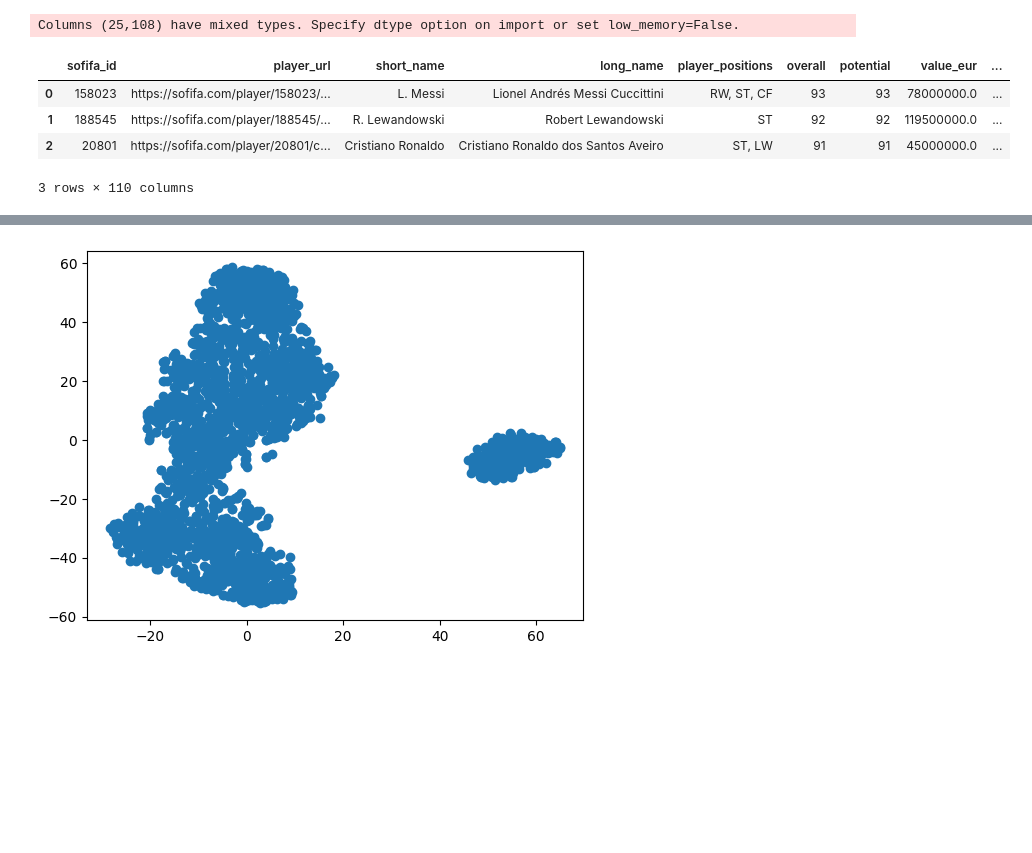
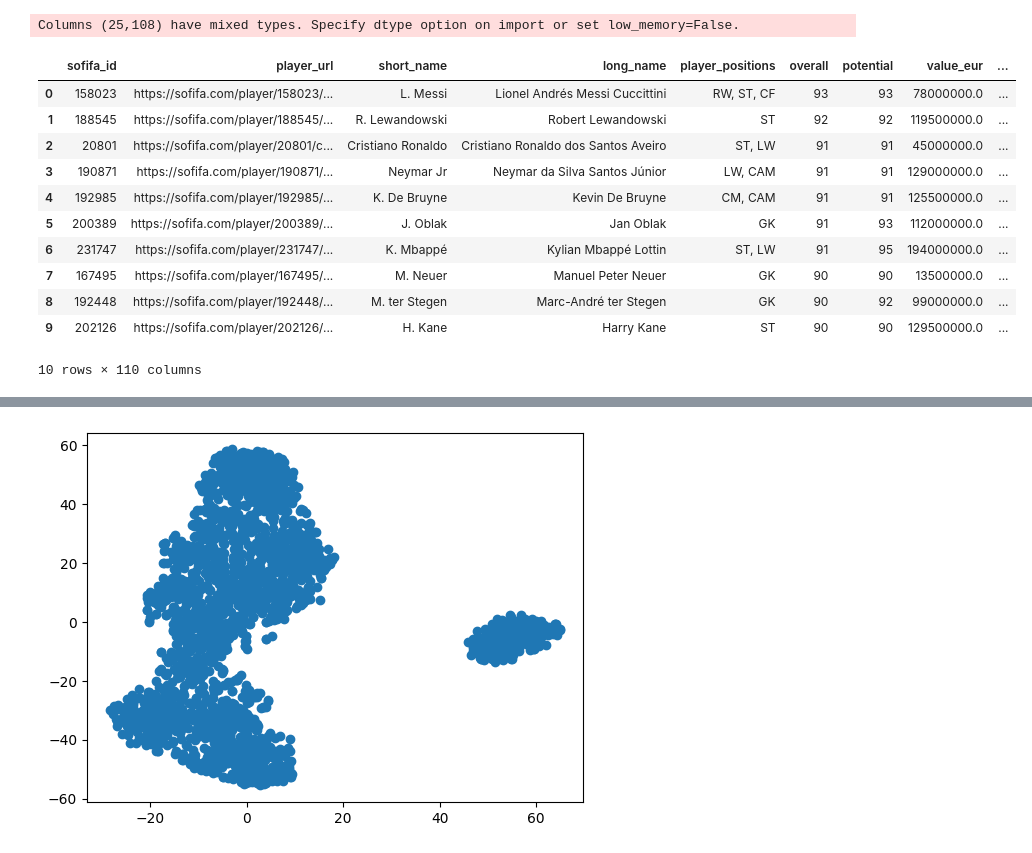
Before and after one commit to gabgabb/IA, a Jupyter notebook: bigData/TP2/FILIOT_Gabriel_TP2.ipynb, the cells around one changed output, grey strips where cells are left out. Drawn from its saved outputs; the diff is of its cells as text; code cells hidden in the pictures; blank space fills up the shorter version.

```diff
--- a/bigData/TP2/FILIOT_Gabriel_TP2.ipynb
+++ b/bigData/TP2/FILIOT_Gabriel_TP2.ipynb
@@ -18,14 +18,21 @@ import plotly.tools as tls
 import plotly.figure_factory as ff
 # %%
 df=pd.read_csv("./dev/machineLearning/bigData/TP2/data/fifa22.csv")
-df.head(3)
+df.head(10)
 # %% [output]
 Columns (25,108) have mixed types. Specify dtype option on import or set low_memory=False.
 |  | sofifa_id | player_url | short_name | long_name | player_positions | overall | potential | value_eur | ... |
 | 0 | 158023 | https://sofifa.com/player/158023/... | L. Messi | Lionel Andrés Messi Cuccittini | RW, ST, CF | 93 | 93 | 78000000.0 | ... |
 | 1 | 188545 | https://sofifa.com/player/188545/... | R. Lewandowski | Robert Lewandowski | ST | 92 | 92 | 119500000.0 | ... |
 | 2 | 20801 | https://sofifa.com/player/20801/c... | Cristiano Ronaldo | Cristiano Ronaldo dos Santos Aveiro | ST, LW | 91 | 91 | 45000000.0 | ... |
+| 3 | 190871 | https://sofifa.com/player/190871/... | Neymar Jr | Neymar da Silva Santos Júnior | LW, CAM | 91 | 91 | 129000000.0 | ... |
+| 4 | 192985 | https://sofifa.com/player/192985/... | K. De Bruyne | Kevin De Bruyne | CM, CAM | 91 | 91 | 125500000.0 | ... |
+| 5 | 200389 | https://sofifa.com/player/200389/... | J. Oblak | Jan Oblak | GK | 91 | 93 | 112000000.0 | ... |
+| 6 | 231747 | https://sofifa.com/player/231747/... | K. Mbappé | Kylian Mbappé Lottin | ST, LW | 91 | 95 | 194000000.0 | ... |
+| 7 | 167495 | https://sofifa.com/player/167495/... | M. Neuer | Manuel Peter Neuer | GK | 90 | 90 | 13500000.0 | ... |
+| 8 | 192448 | https://sofifa.com/player/192448/... | M. ter Stegen | Marc-André ter Stegen | GK | 90 | 92 | 99000000.0 | ... |
+| 9 | 202126 | https://sofifa.com/player/202126/... | H. Kane | Harry Kane | ST | 90 | 90 | 129500000.0 | ... |
-3 rows × 110 columns
+10 rows × 110 columns
 # %%
 n_sne=2000 # Limitation au 2000 premiers joueurs
 df_sne = df.loc[:n_sne]
```
Also changed, not shown: parts of 7 cells of this notebook, 4 other files.
